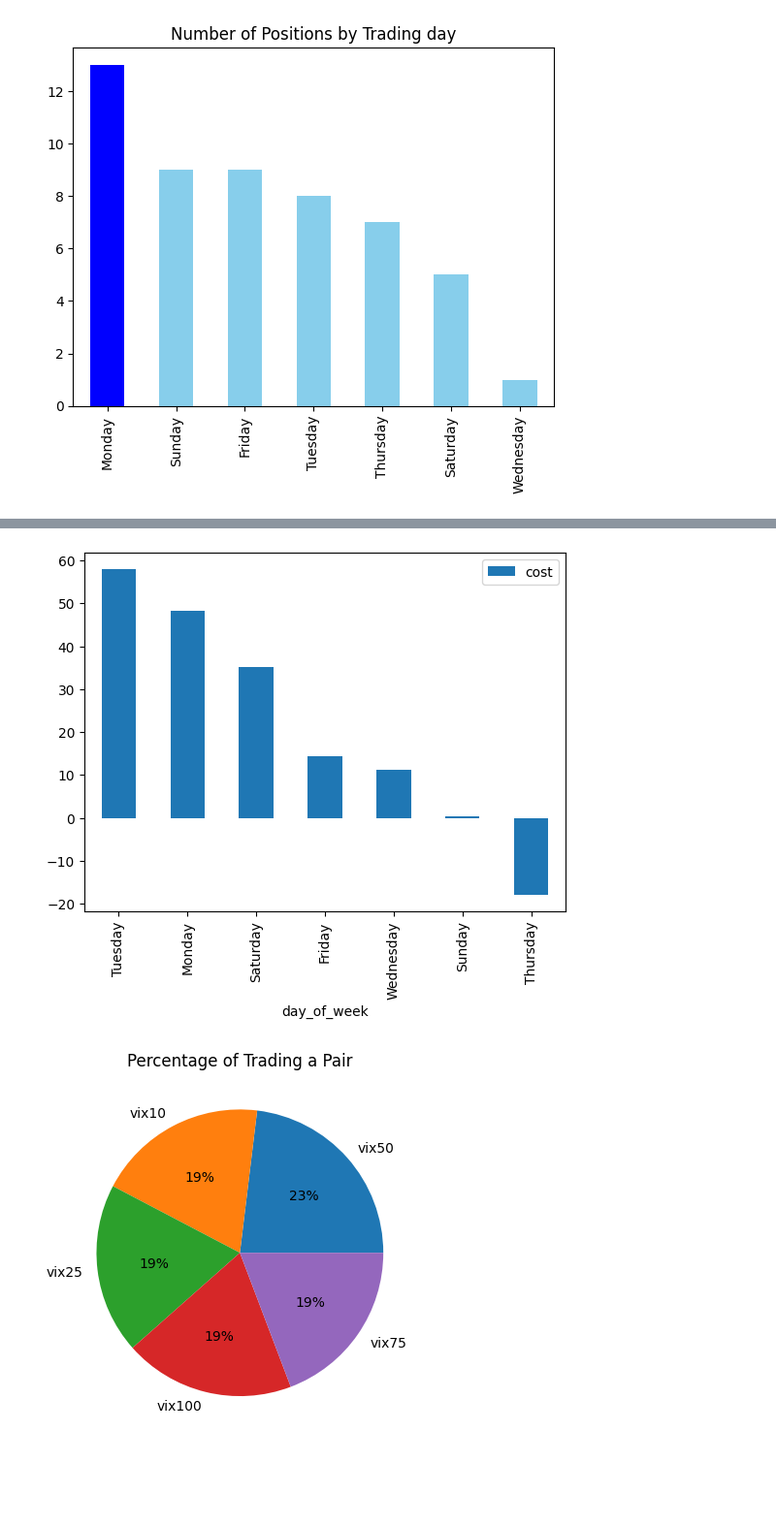
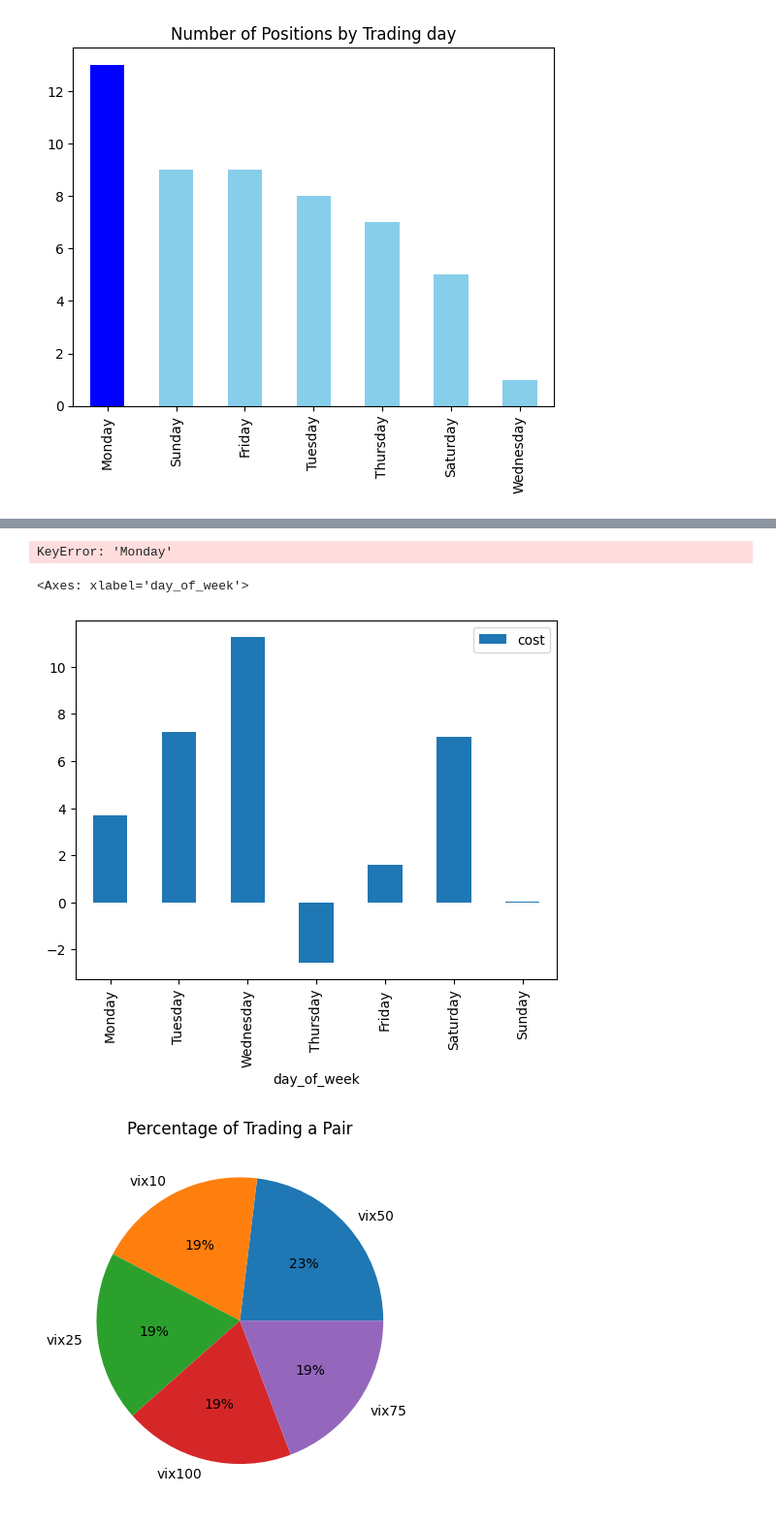
Before and after one commit to ToluPaul/forex, a Jupyter notebook: forex_pred.ipynb, the cells around one changed output, grey strips where cells are left out. Shown at 97% size. Cells and saved outputs as stored; diff of their text form; code cells hidden in the pictures; blank space fills up the shorter version.

```diff
--- a/forex_pred.ipynb
+++ b/forex_pred.ipynb
@@ -153,8 +162,17 @@ plt.show()
+# %%
+days_name = ['Monday',  'Tuesday',  'Wednesday', 'Thursday', 'Friday','Saturday', 'Sunday']
 # %%
-vix[['day_of_week', 'cost']].groupby(['day_of_week']).agg('sum').sort_values('cost', ascending=False).plot(kind = 'bar')
+vix[['day_of_week', 'cost']].groupby(['day_of_week']).agg('sum').sort_values(days_name).plot(kind = 'bar')
 plt.show()
 # %% [output]
-[figure, removed]
+KeyError: 'Monday'
+# %%
+vix[['day_of_week', 'cost']].groupby(['day_of_week']).agg('mean')\
+  .reindex(index = days_name)\
+  .plot(kind = 'bar')
+# %% [output]
+<Axes: xlabel='day_of_week'>
+[figure, added]
 # %%
 vix['Pair'].value_counts().plot(kind = 'pie', autopct='%1.0f%%')
 plt.title('Percentage of Trading a Pair')
```
Also changed, not shown: parts of 4 cells of this notebook.
